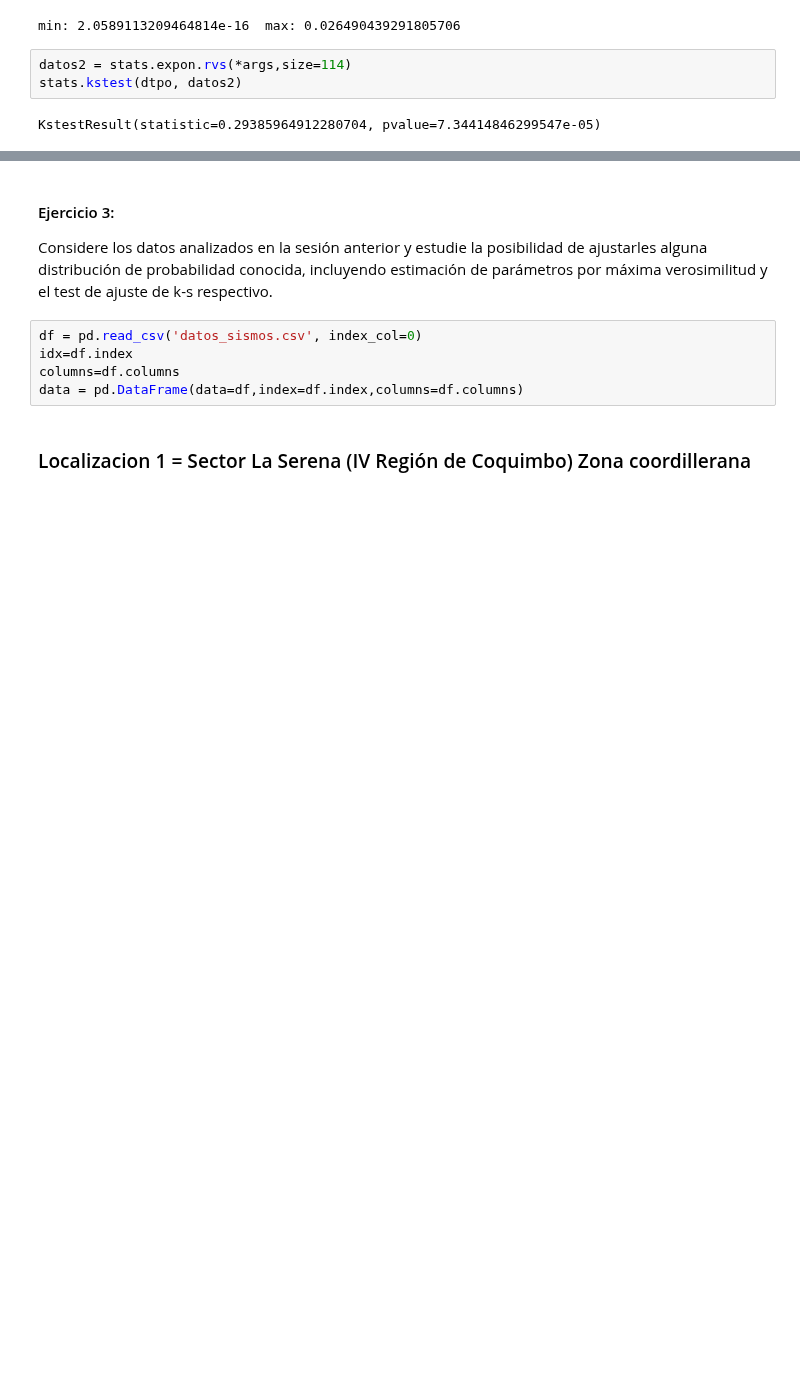
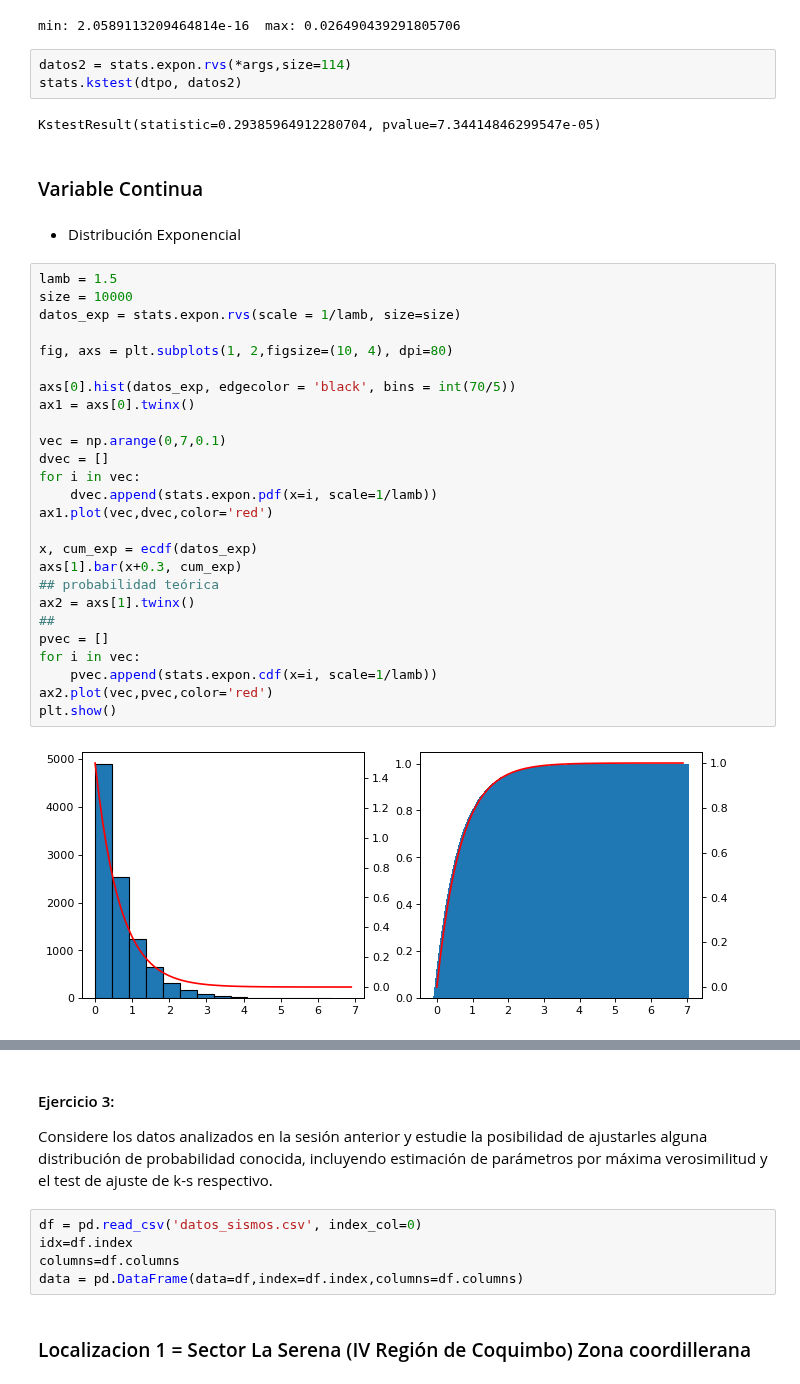
Before and after one commit to estebantejeda/INFO274, a Jupyter notebook: lab3/Laboratorio3.ipynb, the cells around one changed output, grey strips where cells are left out. Cells and saved outputs as stored; diff of their text form; blank space fills up the shorter version.

```diff
--- a/lab3/Laboratorio3.ipynb
+++ b/lab3/Laboratorio3.ipynb
@@ -321,3 +317,35 @@ datos2 = stats.expon.rvs(*args,size=114)
 stats.kstest(dtpo, datos2)
 # %% [output]
 KstestResult(statistic=0.29385964912280704, pvalue=7.34414846299547e-05)
+# %% [markdown]
+### Variable Continua
+# %% [markdown]
+* Distribución Exponencial
+# %%
+lamb = 1.5
+size = 10000
+datos_exp = stats.expon.rvs(scale = 1/lamb, size=size)
+
+fig, axs = plt.subplots(1, 2,figsize=(10, 4), dpi=80)
+
+axs[0].hist(datos_exp, edgecolor = 'black', bins = int(70/5))
+ax1 = axs[0].twinx()
+
+vec = np.arange(0,7,0.1)
+dvec = []
+for i in vec:
+    dvec.append(stats.expon.pdf(x=i, scale=1/lamb))
+ax1.plot(vec,dvec,color='red')
+
+x, cum_exp = ecdf(datos_exp)
+axs[1].bar(x+0.3, cum_exp)
+## probabilidad teórica
+ax2 = axs[1].twinx()
+##
+pvec = []
+for i in vec:
+    pvec.append(stats.expon.cdf(x=i, scale=1/lamb))
+ax2.plot(vec,pvec,color='red')
+plt.show()
+# %% [output]
+[figure, added]
```
Also changed, not shown: parts of 12 cells of this notebook.
